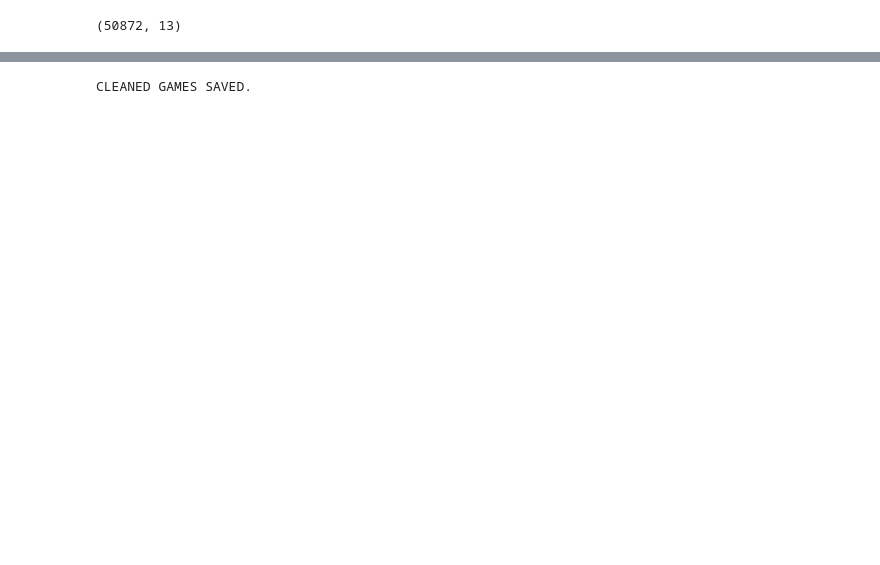
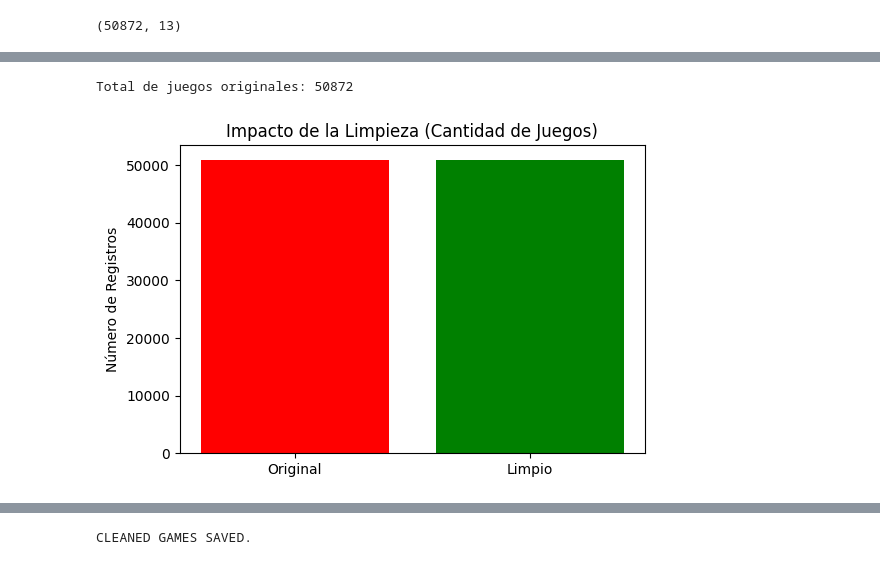
Before and after one commit to Amolihua/BIGDATA-STEAM-RECOMENDATION, a Jupyter notebook: notebooks/eda_games.ipynb, the cells around one changed output, grey strips where cells are left out. Cells and saved outputs as stored; diff of their text form; code cells hidden in the pictures; blank space fills up the shorter version.

```diff
--- a/notebooks/eda_games.ipynb
+++ b/notebooks/eda_games.ipynb
@@ -63,3 +80,6 @@ cleaned_games_df = games_df.drop_duplicates()
 cleaned_games_df.shape
 # %% [output]
 (50872, 13)
+# %%
+# Convertir fecha de lanzamiento a datetime
+cleaned_games_df['date_release'] = pd.to_datetime(cleaned_games_df['date_release'])
@@ -65,0 +99,13 @@ cleaned_games_df.shape
+# %%
+# --- EDA DE LO VIEJO (Original) ---
+print(f"Total de juegos originales: {len(games_df)}")
+
+# Un gráfico rápido para ver cuántos duplicados había
+plt.figure(figsize=(6, 4))
+plt.bar(['Original', 'Limpio'], [len(games_df), len(cleaned_games_df)], color=['red', 'green'])
+plt.title('Impacto de la Limpieza (Cantidad de Juegos)')
+plt.ylabel('Número de Registros')
+plt.show()
+# %% [output]
+Total de juegos originales: 50872
+[figure, added]
```
Also changed, not shown: parts of 7 cells of this notebook, 21 other files.
